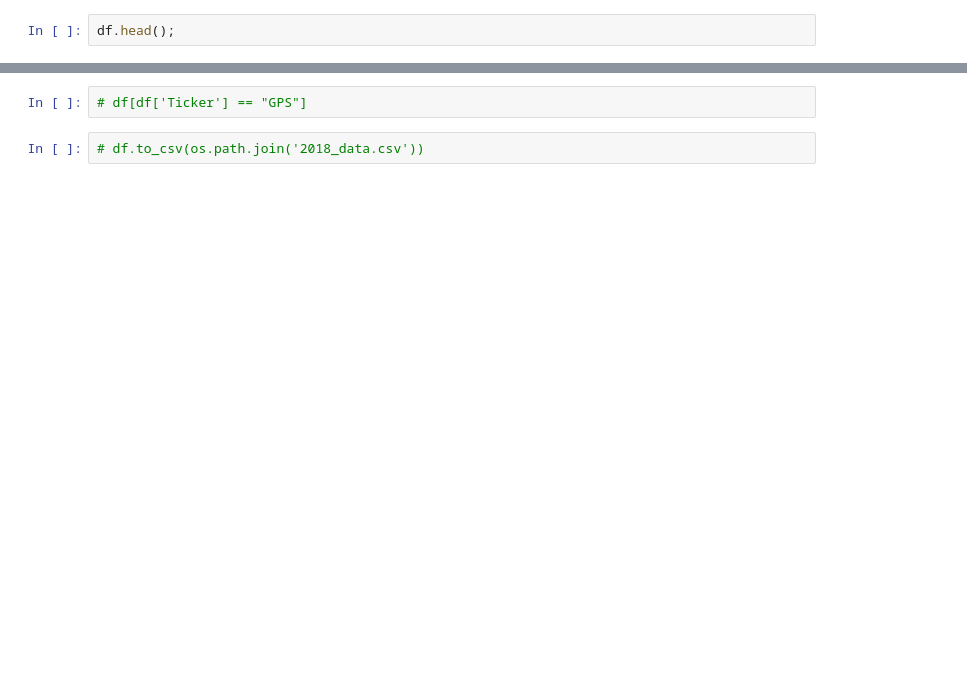
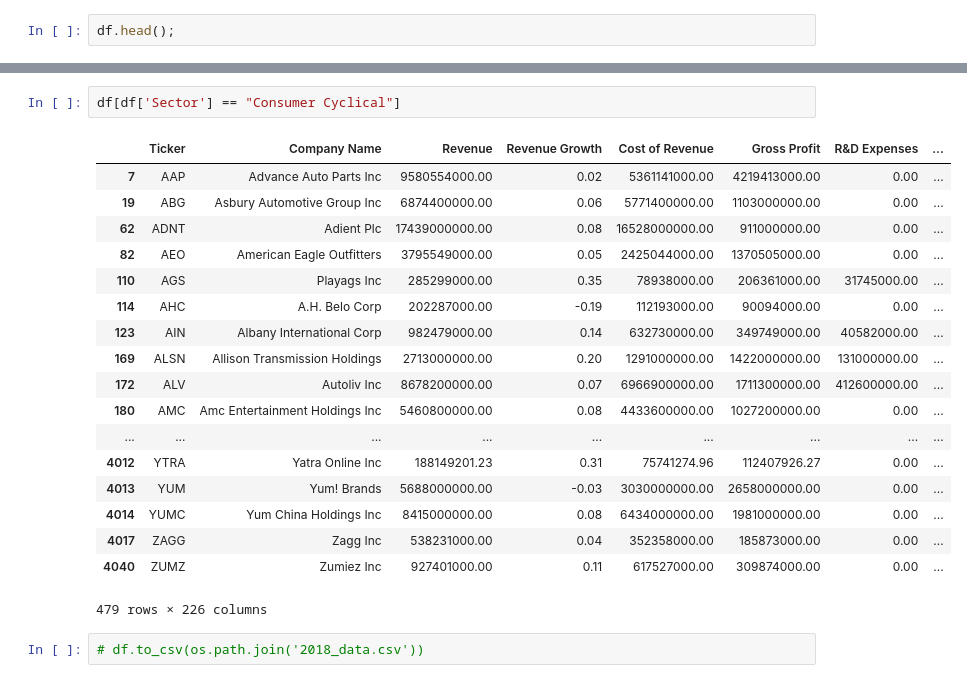
Before and after one commit to daniel-valdes/stock-eda, a Jupyter notebook: eda.ipynb, the cells around one changed output, grey strips where cells are left out. Cells and saved outputs as stored; diff of their text form; blank space fills up the shorter version.

```diff
--- a/eda.ipynb
+++ b/eda.ipynb
@@ -43,4 +44,23 @@ plt.show()
-# %%
-# df[df['Ticker'] == "GPS"]
+# %%
+df[df['Sector'] == "Consumer Cyclical"]
+# %% [output]
+|  | Ticker | Company Name | Revenue | Revenue Growth | Cost of Revenue | Gross Profit | R&D Expenses | ... |
+| 7 | AAP | Advance Auto Parts Inc | 9580554000.00 | 0.02 | 5361141000.00 | 4219413000.00 | 0.00 | ... |
+| 19 | ABG | Asbury Automotive Group Inc | 6874400000.00 | 0.06 | 5771400000.00 | 1103000000.00 | 0.00 | ... |
+| 62 | ADNT | Adient Plc | 17439000000.00 | 0.08 | 16528000000.00 | 911000000.00 | 0.00 | ... |
+| 82 | AEO | American Eagle Outfitters | 3795549000.00 | 0.05 | 2425044000.00 | 1370505000.00 | 0.00 | ... |
+| 110 | AGS | Playags Inc | 285299000.00 | 0.35 | 78938000.00 | 206361000.00 | 31745000.00 | ... |
+| 114 | AHC | A.H. Belo Corp | 202287000.00 | -0.19 | 112193000.00 | 90094000.00 | 0.00 | ... |
+| 123 | AIN | Albany International Corp | 982479000.00 | 0.14 | 632730000.00 | 349749000.00 | 40582000.00 | ... |
+| 169 | ALSN | Allison Transmission Holdings | 2713000000.00 | 0.20 | 1291000000.00 | 1422000000.00 | 131000000.00 | ... |
+| 172 | ALV | Autoliv Inc | 8678200000.00 | 0.07 | 6966900000.00 | 1711300000.00 | 412600000.00 | ... |
+| 180 | AMC | Amc Entertainment Holdings Inc | 5460800000.00 | 0.08 | 4433600000.00 | 1027200000.00 | 0.00 | ... |
+| ... | ... | ... | ... | ... | ... | ... | ... | ... |
+| 4012 | YTRA | Yatra Online Inc | 188149201.23 | 0.31 | 75741274.96 | 112407926.27 | 0.00 | ... |
+| 4013 | YUM | Yum! Brands | 5688000000.00 | -0.03 | 3030000000.00 | 2658000000.00 | 0.00 | ... |
+| 4014 | YUMC | Yum China Holdings Inc | 8415000000.00 | 0.08 | 6434000000.00 | 1981000000.00 | 0.00 | ... |
+| 4017 | ZAGG | Zagg Inc | 538231000.00 | 0.04 | 352358000.00 | 185873000.00 | 0.00 | ... |
+| 4040 | ZUMZ | Zumiez Inc | 927401000.00 | 0.11 | 617527000.00 | 309874000.00 | 0.00 | ... |
+479 rows × 226 columns
 # %%
 # df.to_csv(os.path.join('2018_data.csv'))
```
Also changed, not shown: parts of 10 cells of this notebook, 2 other files.
